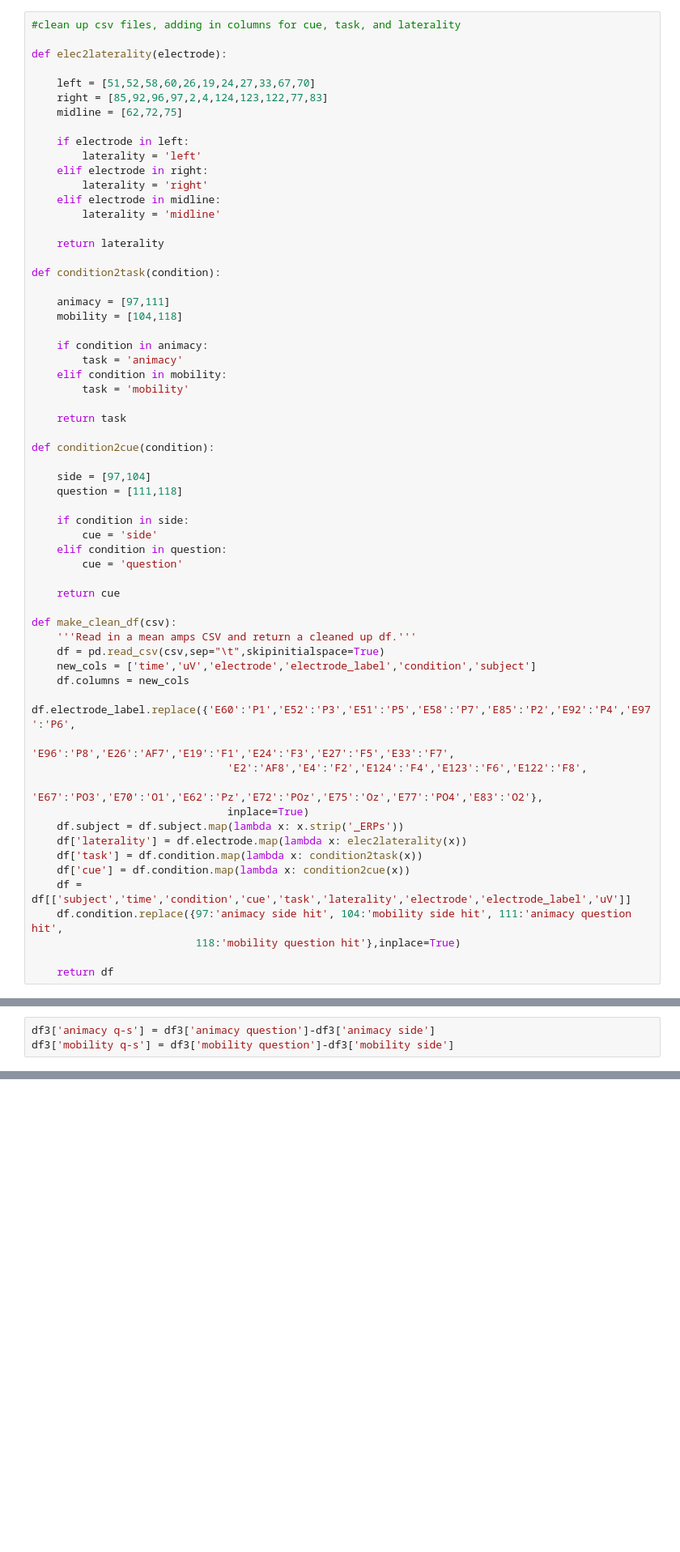
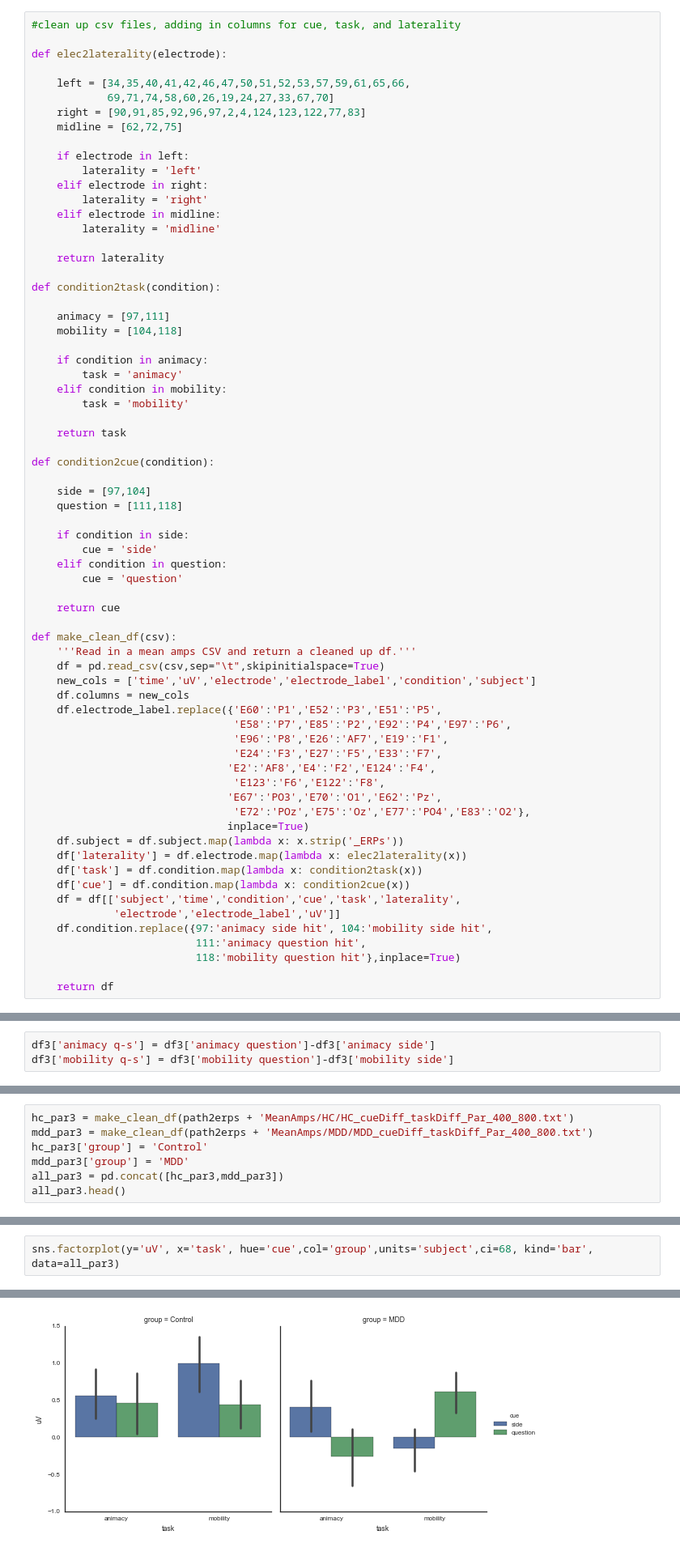
Before and after one commit to dgdillon/source-mem-paper, a Jupyter notebook: Source_ReAnalysis.ipynb, the cells around one changed output, grey strips where cells are left out. Shown at 81% size. Saved outputs shown, nothing was run; the diff lists cells and outputs as text; blank space fills up the shorter version.

```diff
--- a/Source_ReAnalysis.ipynb
+++ b/Source_ReAnalysis.ipynb
@@ -1602,8 +1570,9 @@ Let's try the same Group x Cue x Task approach with the ANOVAs, relying on the M
 
 def elec2laterality(electrode):
 
-    left = [51,52,58,60,26,19,24,27,33,67,70]
-    right = [85,92,96,97,2,4,124,123,122,77,83]
+    left = [34,35,40,41,42,46,47,50,51,52,53,57,59,61,65,66,
+            69,71,74,58,60,26,19,24,27,33,67,70]
+    right = [90,91,85,92,96,97,2,4,124,123,122,77,83]
     midline = [62,72,75]
 
     if electrode in left:
@@ -1644,17 +1613,23 @@ def make_clean_df(csv):
     df = pd.read_csv(csv,sep="\t",skipinitialspace=True)
     new_cols = ['time','uV','electrode','electrode_label','condition','subject']
     df.columns = new_cols
-    df.electrode_label.replace({'E60':'P1','E52':'P3','E51':'P5','E58':'P7','E85':'P2','E92':'P4','E97':'P6',
-                                'E96':'P8','E26':'AF7','E19':'F1','E24':'F3','E27':'F5','E33':'F7',
-                               'E2':'AF8','E4':'F2','E124':'F4','E123':'F6','E122':'F8',
-                               'E67':'PO3','E70':'O1','E62':'Pz','E72':'POz','E75':'Oz','E77':'PO4','E83':'O2'},
+    df.electrode_label.replace({'E60':'P1','E52':'P3','E51':'P5',
+                                'E58':'P7','E85':'P2','E92':'P4','E97':'P6',
+                                'E96':'P8','E26':'AF7','E19':'F1',
+                                'E24':'F3','E27':'F5','E33':'F7',
+                               'E2':'AF8','E4':'F2','E124':'F4',
+                                'E123':'F6','E122':'F8',
+                               'E67':'PO3','E70':'O1','E62':'Pz',
+                                'E72':'POz','E75':'Oz','E77':'PO4','E83':'O2'},
                                inplace=True)
     df.subject = df.subject.map(lambda x: x.strip('_ERPs'))
     df['laterality'] = df.electrode.map(lambda x: elec2laterality(x))
     df['task'] = df.condition.map(lambda x: condition2task(x))
     df['cue'] = df.condition.map(lambda x: condition2cue(x))
-    df = df[['subject','time','condition','cue','task','laterality','electrode','electrode_label','uV']]
-    df.condition.replace({97:'animacy side hit', 104:'mobility side hit', 111:'animacy question hit',
+    df = df[['subject','time','condition','cue','task','laterality',
+             'electrode','electrode_label','uV']]
+    df.condition.replace({97:'animacy side hit', 104:'mobility side hit',
+                          111:'animacy question hit',
                           118:'mobility question hit'},inplace=True)
 
     return df
@@ -1764,0 +1874,7 @@ df5_MI = df5[df5.task == 'mobility']
+# %%
+hc_par3 = make_clean_df(path2erps + 'MeanAmps/HC/HC_cueDiff_taskDiff_Par_400_800.txt')
+mdd_par3 = make_clean_df(path2erps + 'MeanAmps/MDD/MDD_cueDiff_taskDiff_Par_400_800.txt')
+hc_par3['group'] = 'Control'
+mdd_par3['group'] = 'MDD'
+all_par3 = pd.concat([hc_par3,mdd_par3])
+all_par3.head()
@@ -1764,0 +1903,3 @@ df5_MI = df5[df5.task == 'mobility']
+# %%
+sns.factorplot(y='uV', x='task', hue='cue',col='group',units='subject',ci=68, kind='bar', data=all_par3)
+# %% [output]
@@ -1764,0 +1907 @@ df5_MI = df5[df5.task == 'mobility']
+[figure, added]
```
Also changed, not shown: parts of 59 cells of this notebook.
